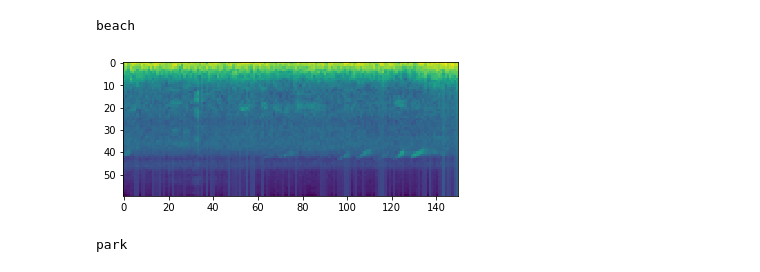
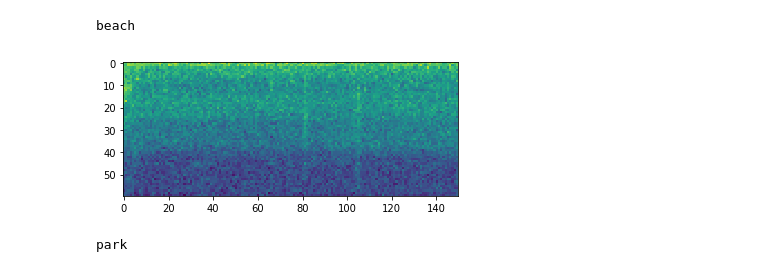
Before and after one commit to tomstark99/COMSM0045, a Jupyter notebook: coursework/VisualiseSpec.ipynb, the cells around one changed output. Cells and saved outputs as stored; diff of their text form; code cells hidden in the pictures.

Commit message:
added random noise

```diff
--- a/coursework/VisualiseSpec.ipynb
+++ b/coursework/VisualiseSpec.ipynb
@@ -52,9 +57,13 @@ residential area
+# %%
+noise = torch.randn(spec.size())
+# %%
+spec += 2 * noise
 # %%
-plt.imshow(spec2.numpy())
+plt.imshow(spec.numpy())
 print('beach')
 # %% [output]
 beach
-[figure, old version]
+[figure, new version]
 # %%
 plt.imshow(spec3.numpy())
 print('park')
```
Also changed, not shown: parts of 2 cells of this notebook, 4 other files.
